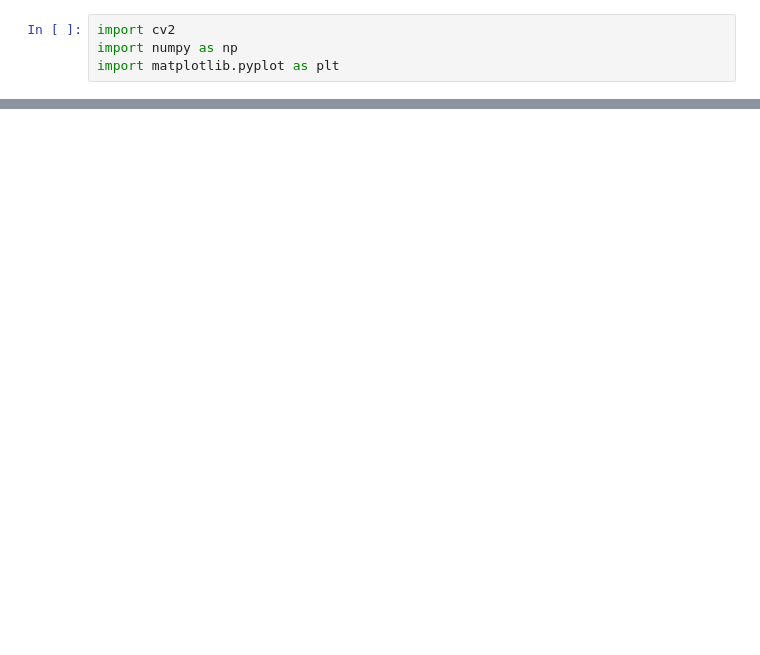
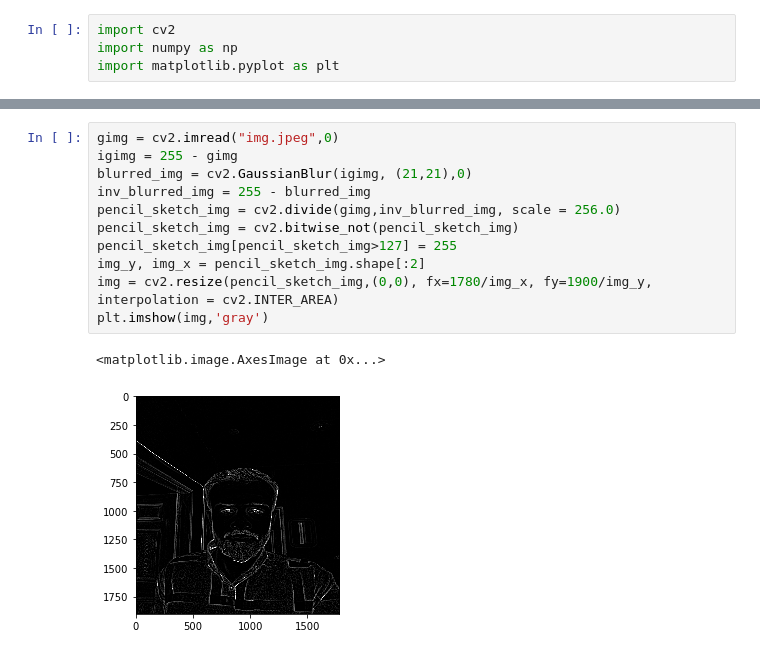
Before and after one commit to usamaimdadsian/pidrawing, a Jupyter notebook: practice.ipynb, the cells around one changed output, grey strips where cells are left out. Saved outputs shown, nothing was run; the diff lists cells and outputs as text; blank space fills up the shorter version.

```diff
--- a/practice.ipynb
+++ b/practice.ipynb
@@ -14,0 +59,14 @@ plt.imshow(img,'gray')
+# %%
+gimg = cv2.imread("img.jpeg",0)
+igimg = 255 - gimg
+blurred_img = cv2.GaussianBlur(igimg, (21,21),0)
+inv_blurred_img = 255 - blurred_img
+pencil_sketch_img = cv2.divide(gimg,inv_blurred_img, scale = 256.0)
+pencil_sketch_img = cv2.bitwise_not(pencil_sketch_img)
+pencil_sketch_img[pencil_sketch_img>127] = 255
+img_y, img_x = pencil_sketch_img.shape[:2]
+img = cv2.resize(pencil_sketch_img,(0,0), fx=1780/img_x, fy=1900/img_y, interpolation = cv2.INTER_AREA)
+plt.imshow(img,'gray')
+# %% [output]
+<matplotlib.image.AxesImage at 0x...>
+[figure, added]
```
Also changed, not shown: parts of 4 cells of this notebook, 1 other file.
